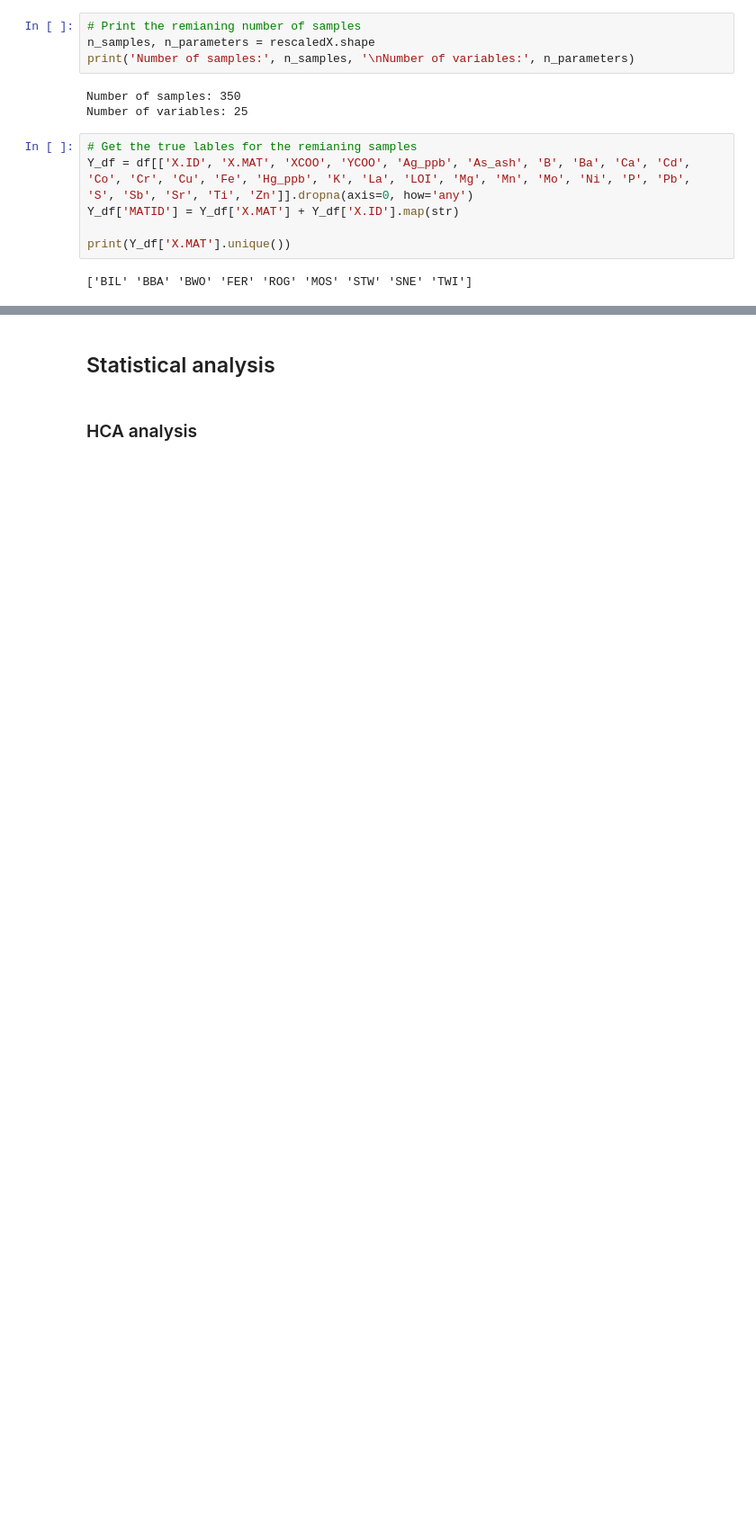
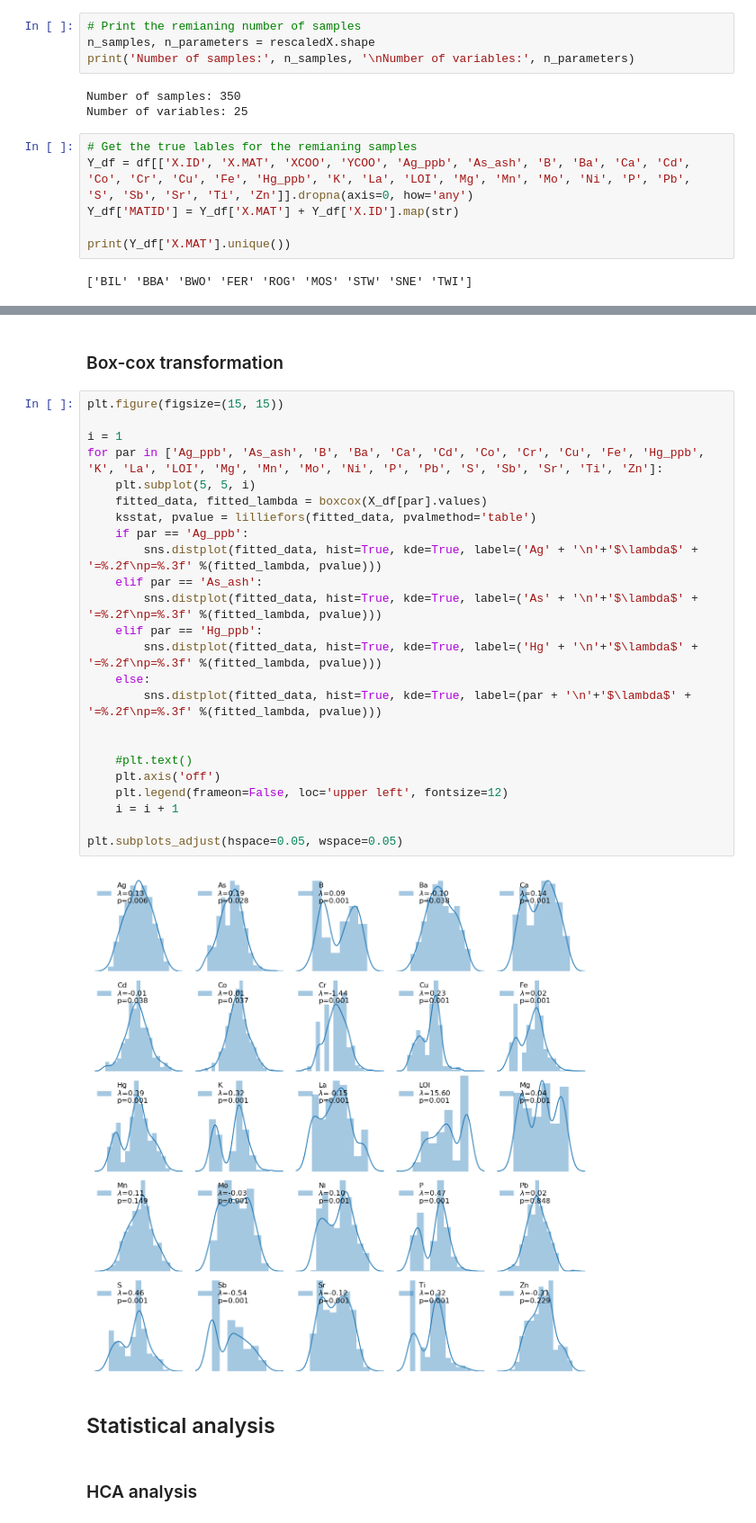
Before and after one commit to jyangfsu/geochemical-t-SNE, a Jupyter notebook: OsloTransect/OsloTransect.ipynb, the cells around one changed output, grey strips where cells are left out. Shown at 90% size. Cells and saved outputs as stored; diff of their text form; blank space fills up the shorter version.

```diff
--- a/OsloTransect/OsloTransect.ipynb
+++ b/OsloTransect/OsloTransect.ipynb
@@ -75,3 +106,31 @@ print(Y_df['X.MAT'].unique())
+# %% [markdown]
+### Box-cox transformation
+# %%
+plt.figure(figsize=(15, 15))
+
+i = 1
+for par in ['Ag_ppb', 'As_ash', 'B', 'Ba', 'Ca', 'Cd', 'Co', 'Cr', 'Cu', 'Fe', 'Hg_ppb', 'K', 'La', 'LOI', 'Mg', 'Mn', 'Mo', 'Ni', 'P', 'Pb', 'S', 'Sb', 'Sr', 'Ti', 'Zn']:
+    plt.subplot(5, 5, i)
+    fitted_data, fitted_lambda = boxcox(X_df[par].values)
+    ksstat, pvalue = lilliefors(fitted_data, pvalmethod='table')
+    if par == 'Ag_ppb':
+        sns.distplot(fitted_data, hist=True, kde=True, label=('Ag' + '\n'+'$\lambda$' + '=%.2f\np=%.3f' %(fitted_lambda, pvalue)))
+    elif par == 'As_ash':
+        sns.distplot(fitted_data, hist=True, kde=True, label=('As' + '\n'+'$\lambda$' + '=%.2f\np=%.3f' %(fitted_lambda, pvalue)))
+    elif par == 'Hg_ppb':
+        sns.distplot(fitted_data, hist=True, kde=True, label=('Hg' + '\n'+'$\lambda$' + '=%.2f\np=%.3f' %(fitted_lambda, pvalue)))
+    else:
+        sns.distplot(fitted_data, hist=True, kde=True, label=(par + '\n'+'$\lambda$' + '=%.2f\np=%.3f' %(fitted_lambda, pvalue)))
+
+
+    #plt.text()
+    plt.axis('off')
+    plt.legend(frameon=False, loc='upper left', fontsize=12)
+    i = i + 1
+
+plt.subplots_adjust(hspace=0.05, wspace=0.05)
+# %% [output]
+[figure, added]
 # %% [markdown]
 ## Statistical  analysis
 # %% [markdown]
```
Also changed, not shown: parts of 19 cells of this notebook.
